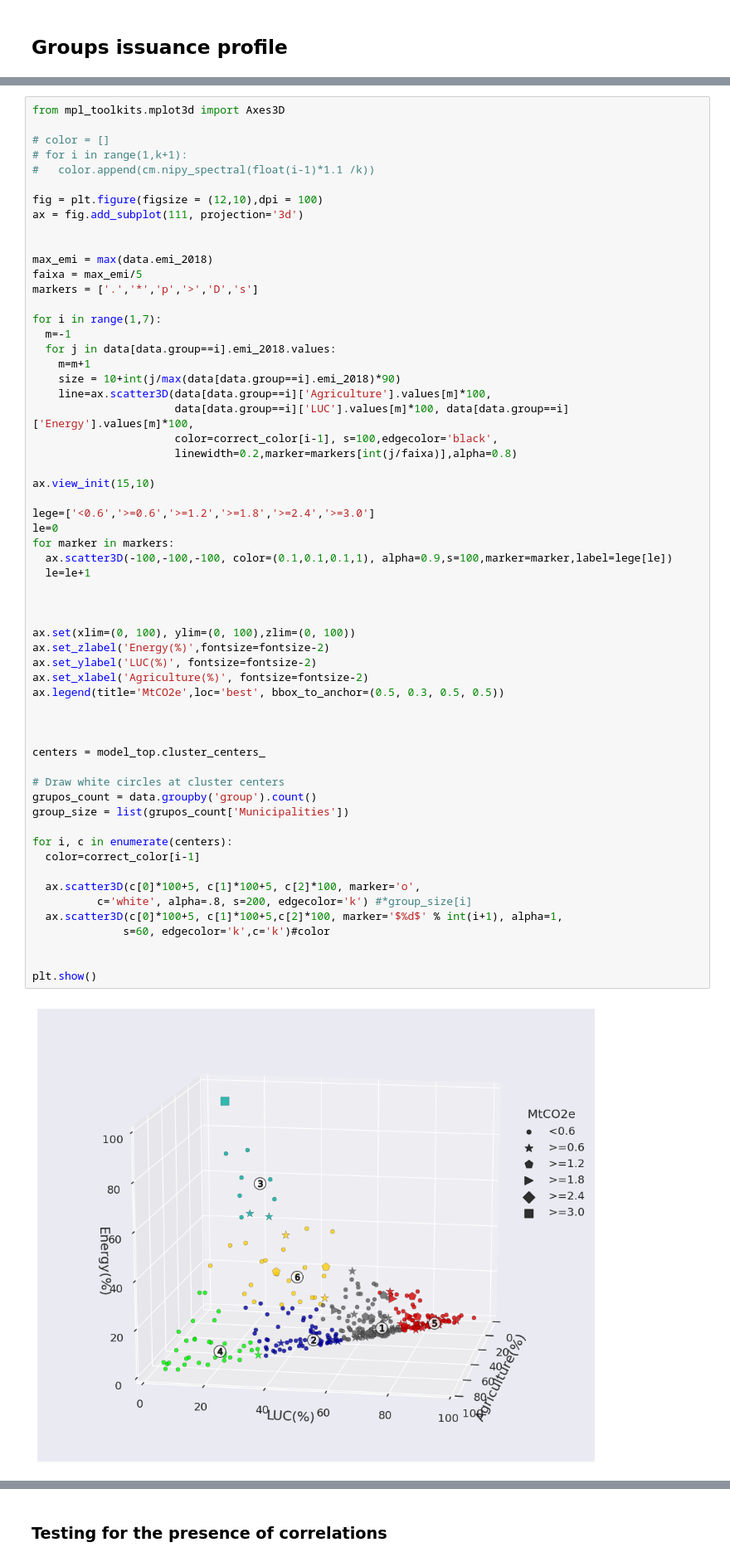
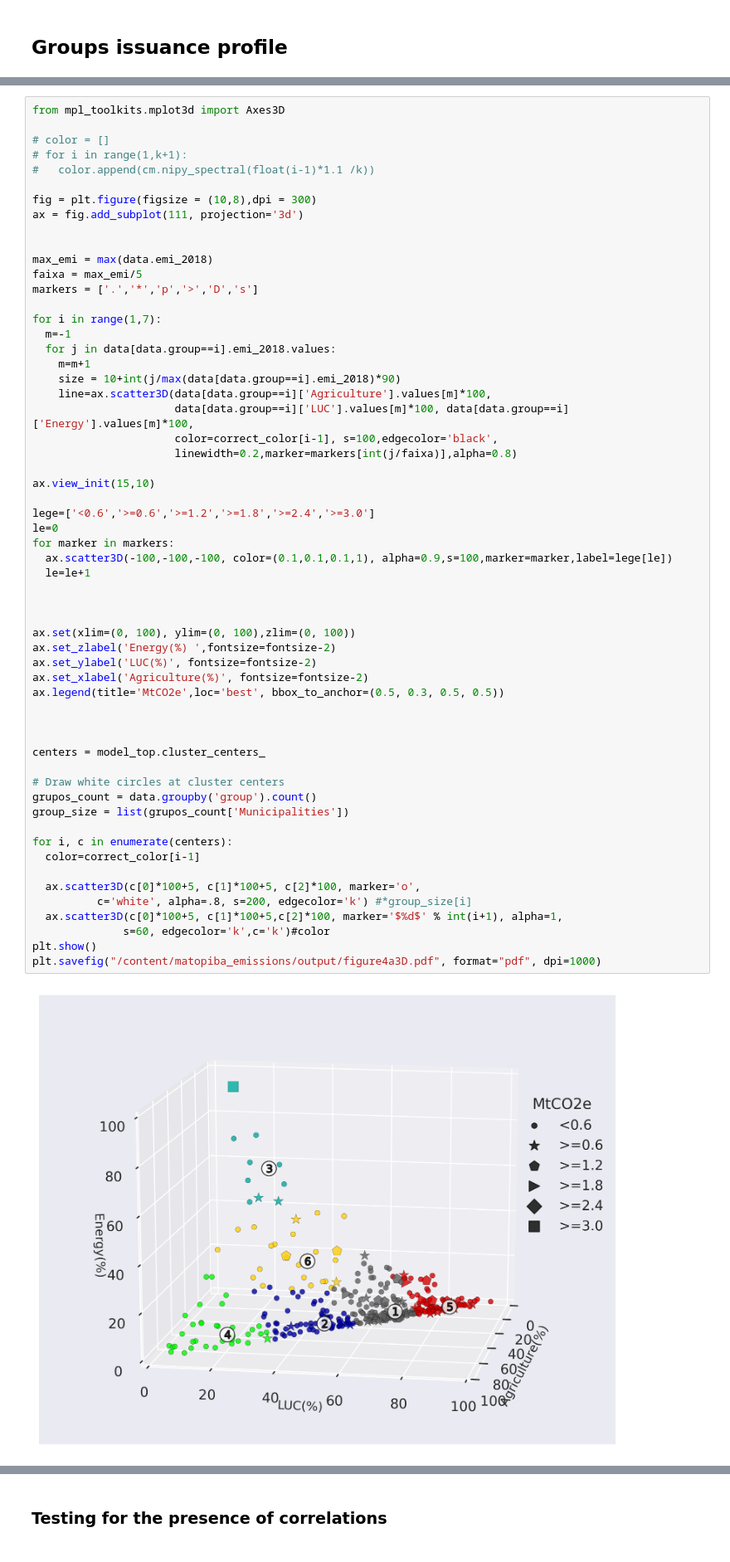
Before and after one commit to lucas-fpaiva/matopiba_emissions, a Jupyter notebook: code/groups.ipynb, the cells around one changed output, grey strips where cells are left out. Shown at 83% size. Drawn from its saved outputs; the diff is of its cells as text.

```diff
--- a/code/groups.ipynb
+++ b/code/groups.ipynb
@@ -567,7 +581,7 @@ from mpl_toolkits.mplot3d import Axes3D
 # for i in range(1,k+1):
 #   color.append(cm.nipy_spectral(float(i-1)*1.1 /k))
 
-fig = plt.figure(figsize = (12,10),dpi = 100)
+fig = plt.figure(figsize = (10,8),dpi = 300)
 ax = fig.add_subplot(111, projection='3d')
 
 
@@ -590,34 +604,33 @@ ax.view_init(15,10)
 lege=['<0.6','>=0.6','>=1.2','>=1.8','>=2.4','>=3.0']
 le=0
 for marker in markers:
   ax.scatter3D(-100,-100,-100, color=(0.1,0.1,0.1,1), alpha=0.9,s=100,marker=marker,label=lege[le])
   le=le+1
 
 
 
 ax.set(xlim=(0, 100), ylim=(0, 100),zlim=(0, 100))
-ax.set_zlabel('Energy(%)',fontsize=fontsize-2)
+ax.set_zlabel('Energy(%) ',fontsize=fontsize-2)
 ax.set_ylabel('LUC(%)', fontsize=fontsize-2)
 ax.set_xlabel('Agriculture(%)', fontsize=fontsize-2)
 ax.legend(title='MtCO2e',loc='best', bbox_to_anchor=(0.5, 0.3, 0.5, 0.5))
 
 
 
 centers = model_top.cluster_centers_
 
 # Draw white circles at cluster centers
 grupos_count = data.groupby('group').count()
 group_size = list(grupos_count['Municipalities'])
 
 for i, c in enumerate(centers):
   color=correct_color[i-1]
 
   ax.scatter3D(c[0]*100+5, c[1]*100+5, c[2]*100, marker='o',
           c='white', alpha=.8, s=200, edgecolor='k') #*group_size[i]
   ax.scatter3D(c[0]*100+5, c[1]*100+5,c[2]*100, marker='$%d$' % int(i+1), alpha=1,
               s=60, edgecolor='k',c='k')#color
-
-
 plt.show()
+plt.savefig("/content/matopiba_emissions/output/figure4a3D.pdf", format="pdf", dpi=1000)
 # %% [output]
-[figure, old version]
+[figure, new version]
```
Also changed, not shown: parts of 10 cells of this notebook.
